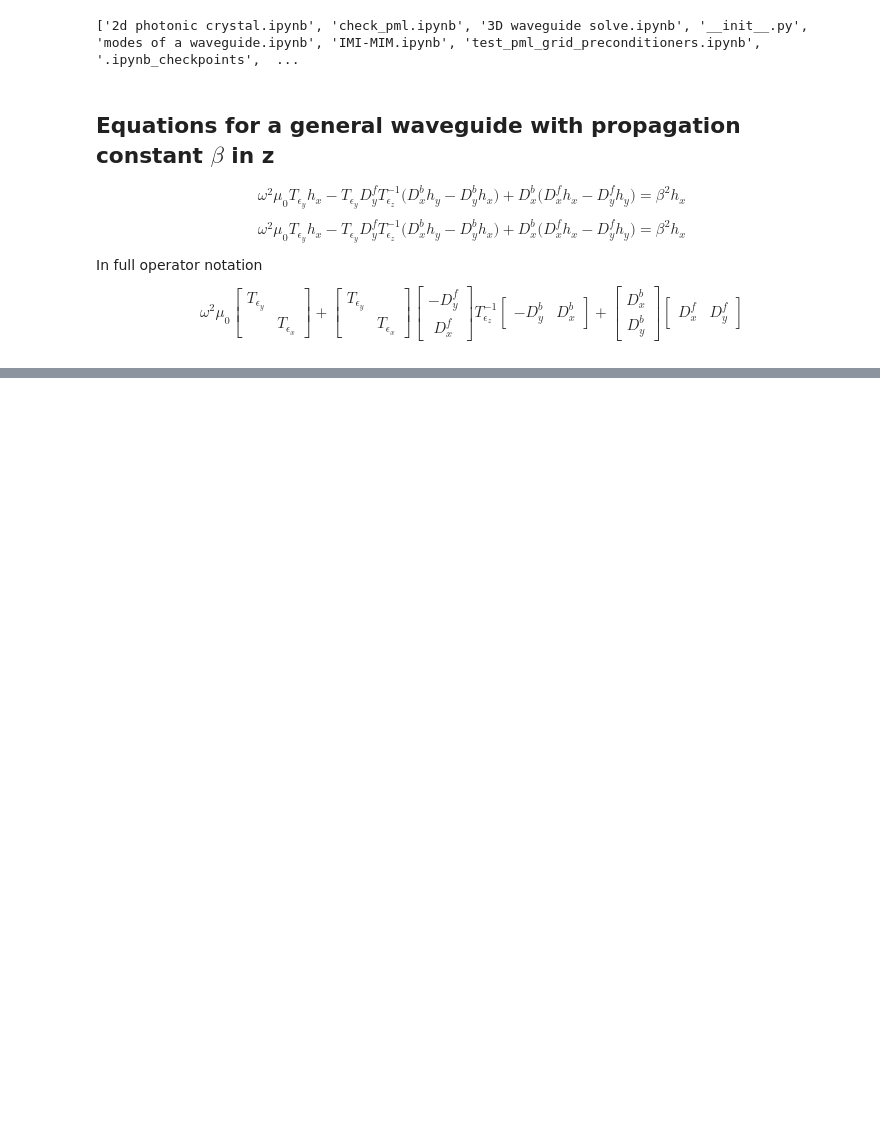
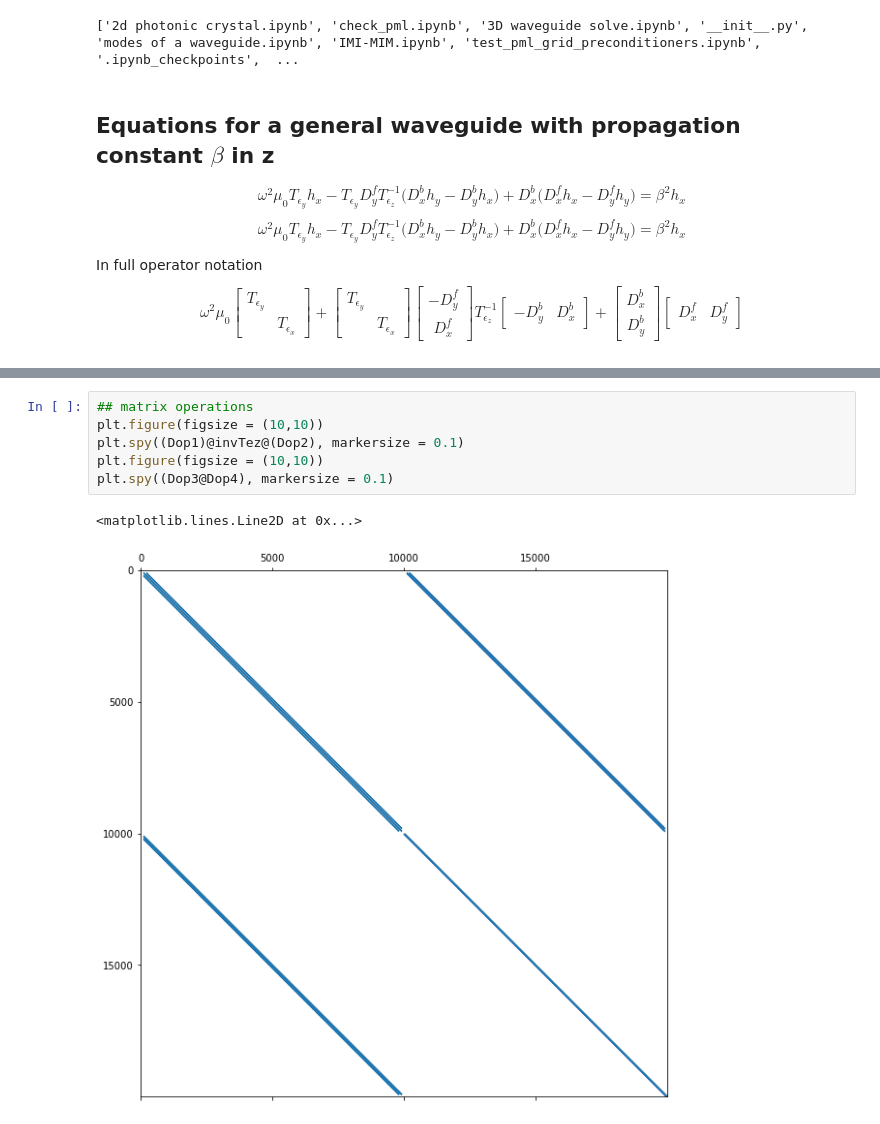
Before and after one commit to zhaonat/eigenwell, a Jupyter notebook: notebooks/3D waveguide solve.ipynb, the cells around one changed output, grey strips where cells are left out. Cells and saved outputs as stored; diff of their text form; blank space fills up the shorter version.

```diff
--- a/notebooks/3D waveguide solve.ipynb
+++ b/notebooks/3D waveguide solve.ipynb
@@ -112,0 +130,9 @@ print(omega*1e-15, MU0, A.count_nonzero())
+# %%
+## matrix operations
+plt.figure(figsize = (10,10))
+plt.spy((Dop1)@invTez@(Dop2), markersize = 0.1)
+plt.figure(figsize = (10,10))
+plt.spy((Dop3@Dop4), markersize = 0.1)
+# %% [output]
+<matplotlib.lines.Line2D at 0x...>
+[figure, added]
```
Also changed, not shown: parts of 7 cells of this notebook, 12 other files.
